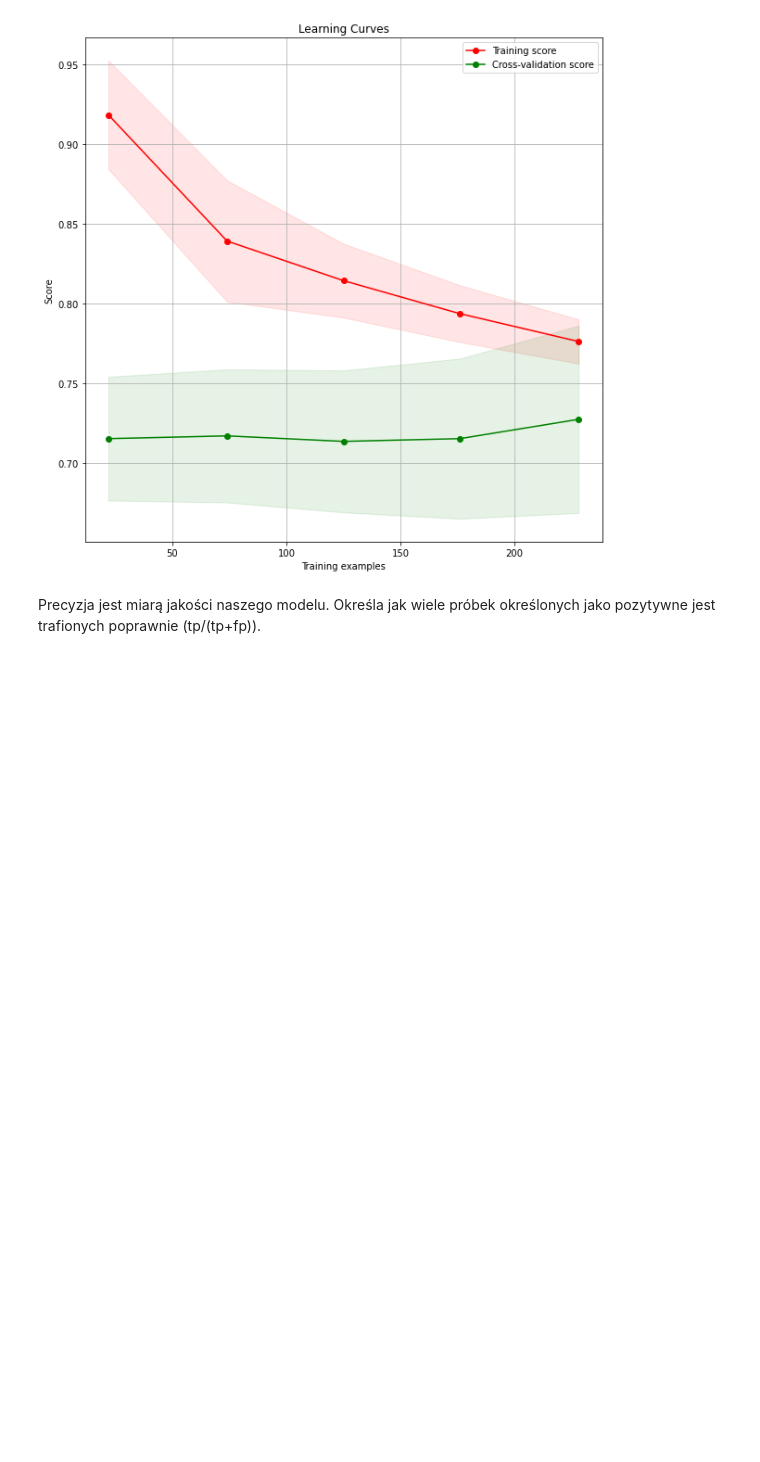
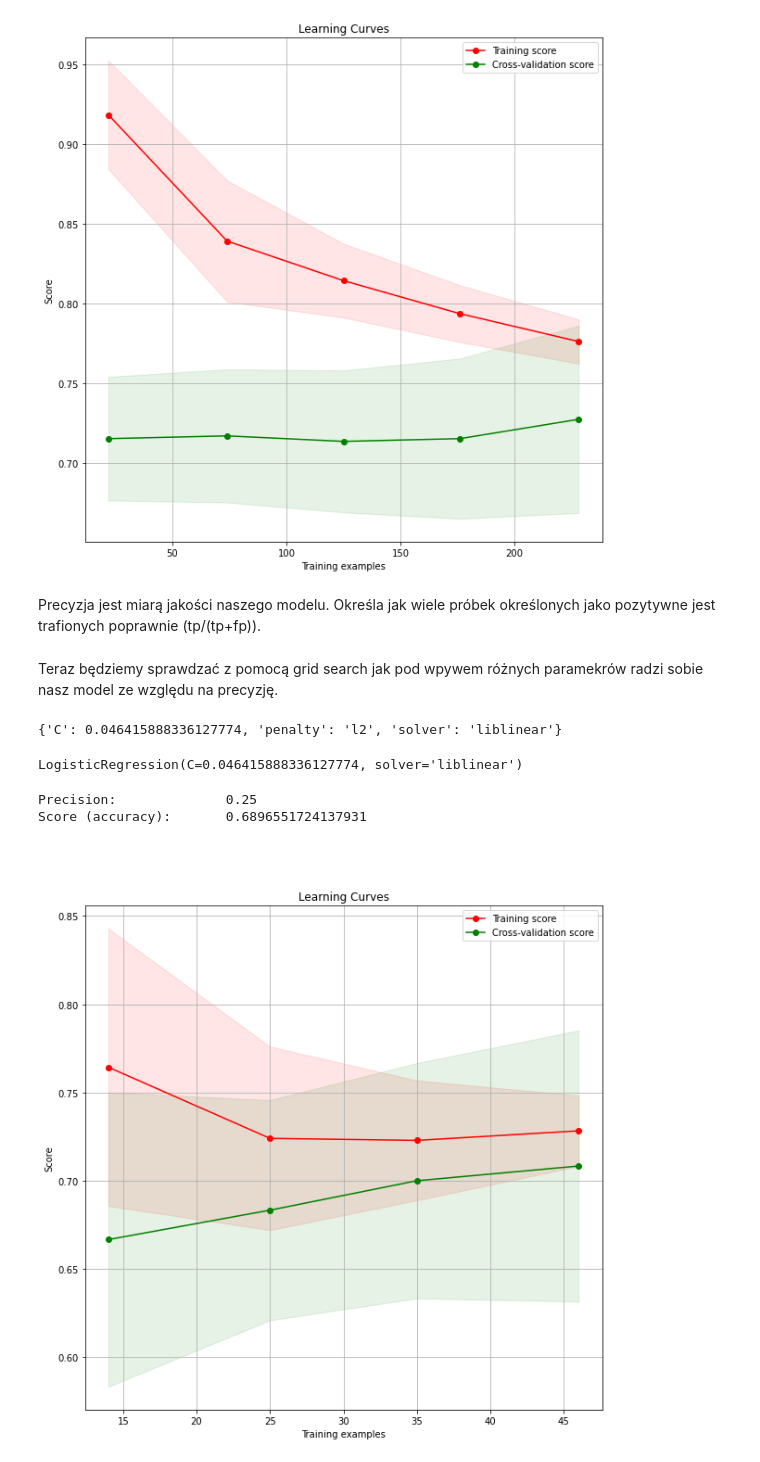
Before and after one commit to KalitaKonrad/inteligencja-obliczeniowa, a Jupyter notebook: projekt1/Widuch_Kalita.ipynb, the cells around one changed output. Drawn from its saved outputs; the diff is of its cells as text; code cells hidden in the pictures; blank space fills up the shorter version.

Commit message:
Best params search with GridSearch

```diff
--- a/projekt1/Widuch_Kalita.ipynb
+++ b/projekt1/Widuch_Kalita.ipynb
@@ -209,3 +212,36 @@ def precision(y_actual, y_hat):
            FN += 1
 
     return TP/(TP+FP)
+# %% [markdown]
+Teraz będziemy sprawdzać z pomocą grid search jak pod wpywem różnych paramekrów radzi sobie nasz model ze względu na precyzję.
+# %%
+parameters = {'C': np.logspace(-4,4,10),
+              'penalty': ['l2', 'elasticnet', 'none'],
+              'solver': ['newton-cg', 'lbfgs', 'liblinear', 'sag', 'saga']}
+# %%
+gscv = GridSearchCV(lr, parameters, scoring='average_precision', cv=10)
+gscv.fit(X_train, y_train)
+
+print(gscv.best_params_)
+# %% [output]
+{'C': 0.046415888336127774, 'penalty': 'l2', 'solver': 'liblinear'}
+# %%
+lr = linear_model.LogisticRegression(C=gscv.best_params_['C'], penalty=gscv.best_params_['penalty'], solver=gscv.best_params_['solver'])
+lr.fit(X_train, y_train)
+# %% [output]
+LogisticRegression(C=0.046415888336127774, solver='liblinear')
+# %%
+y_pred = lr.predict(X_test)
+
+print(f"Precision:\t\t{precision(y_test, y_pred)}")
+print(f"Score (accuracy):\t{lr.score(X_test, y_test)}")
+# %% [output]
+Precision:              0.25
+Score (accuracy):       0.6896551724137931
+# %% [markdown]
+###
+# %%
+cv = ShuffleSplit(n_splits=10, test_size=0.2, random_state=0)
+plot_learning_curve(lr, X_test, y_test, cv=cv)
+# %% [output]
+[figure, added]
```
Also changed, not shown: parts of 4 cells of this notebook.
